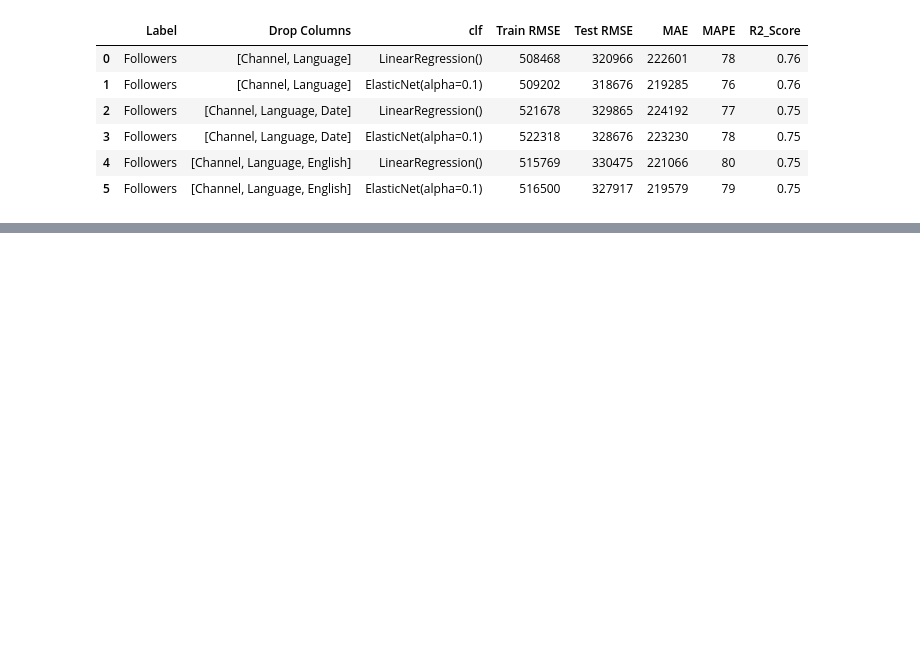
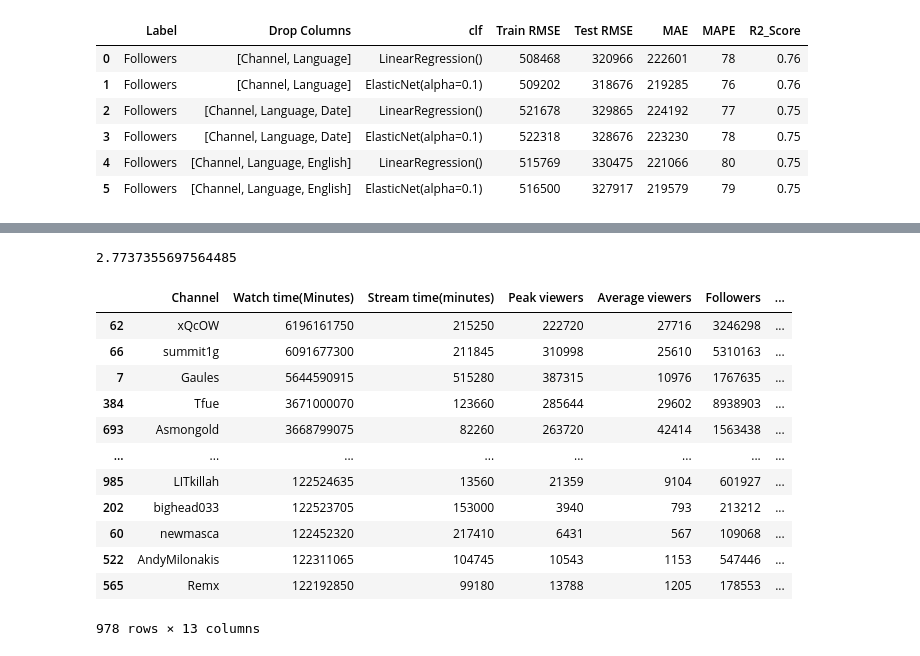
Before and after one commit to timeno10/dss_regression_twitch, a Jupyter notebook: regression.ipynb, the cells around one changed output, grey strips where cells are left out. Drawn from its saved outputs; the diff is of its cells as text; code cells hidden in the pictures; blank space fills up the shorter version.

```diff
--- a/regression.ipynb
+++ b/regression.ipynb
@@ -441,5 +340,25 @@ lin_regr(twitch_cln, columns, 'Followers')
 # %%
 # SVR
+# %%
+twitch['Followers'].sum() / twitch['Followers gained'].sum()
+# %% [output]
+2.7737355697564485
+# %%
+twitch_cln.sort_values(by="Watch time(Minutes)", ascending=False)
+# %% [output]
+|  | Channel | Watch time(Minutes) | Stream time(minutes) | Peak viewers | Average viewers | Followers | ... |
+| 62 | xQcOW | 6196161750 | 215250 | 222720 | 27716 | 3246298 | ... |
+| 66 | summit1g | 6091677300 | 211845 | 310998 | 25610 | 5310163 | ... |
+| 7 | Gaules | 5644590915 | 515280 | 387315 | 10976 | 1767635 | ... |
+| 384 | Tfue | 3671000070 | 123660 | 285644 | 29602 | 8938903 | ... |
+| 693 | Asmongold | 3668799075 | 82260 | 263720 | 42414 | 1563438 | ... |
+| ... | ... | ... | ... | ... | ... | ... | ... |
+| 985 | LITkillah | 122524635 | 13560 | 21359 | 9104 | 601927 | ... |
+| 202 | bighead033 | 122523705 | 153000 | 3940 | 793 | 213212 | ... |
+| 60 | newmasca | 122452320 | 217410 | 6431 | 567 | 109068 | ... |
+| 522 | AndyMilonakis | 122311065 | 104745 | 10543 | 1153 | 547446 | ... |
+| 565 | Remx | 122192850 | 99180 | 13788 | 1205 | 178553 | ... |
+978 rows × 13 columns
 # %%
 from sklearn.svm import SVR
 from sklearn.pipeline import make_pipeline
```
Also changed, not shown: parts of 28 cells of this notebook.
